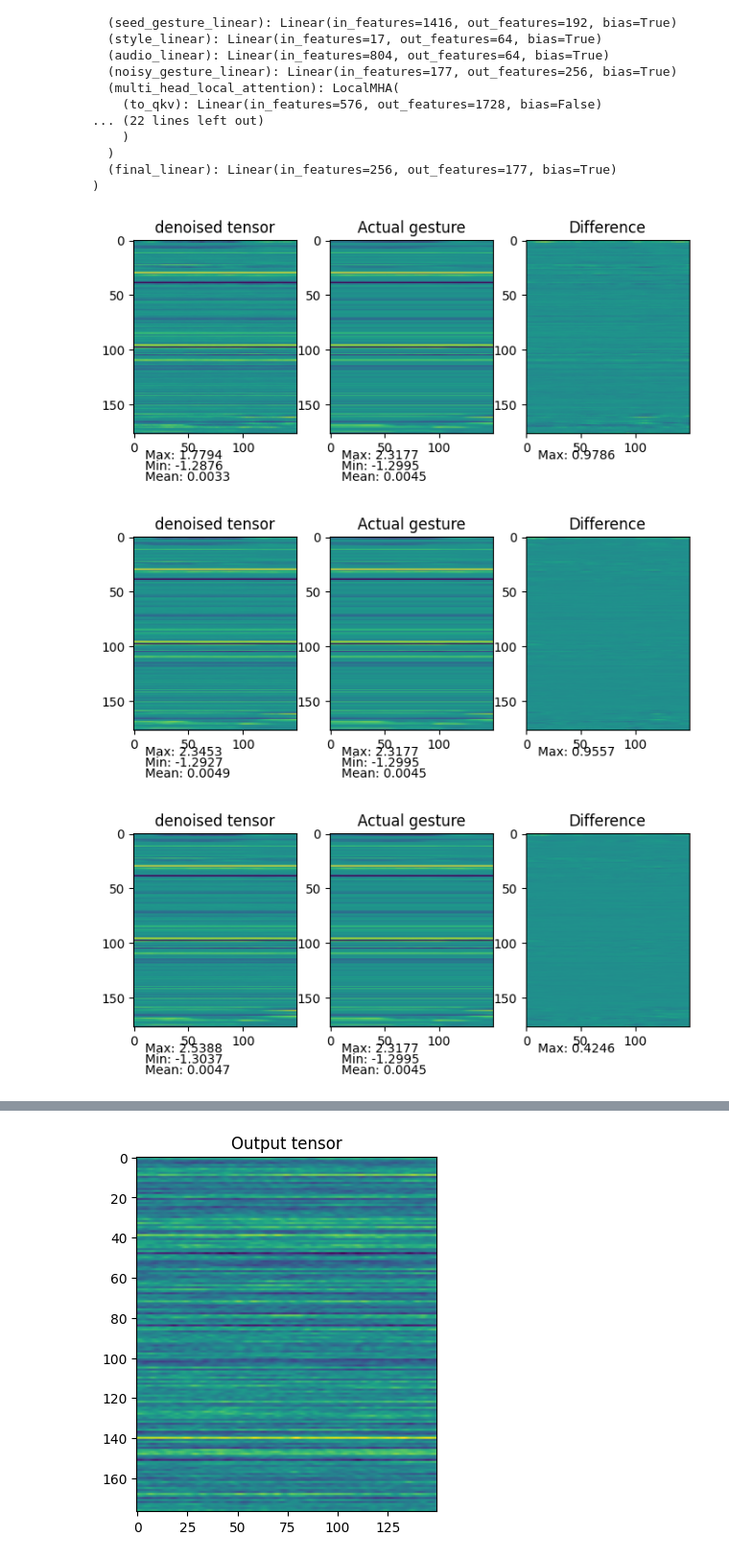
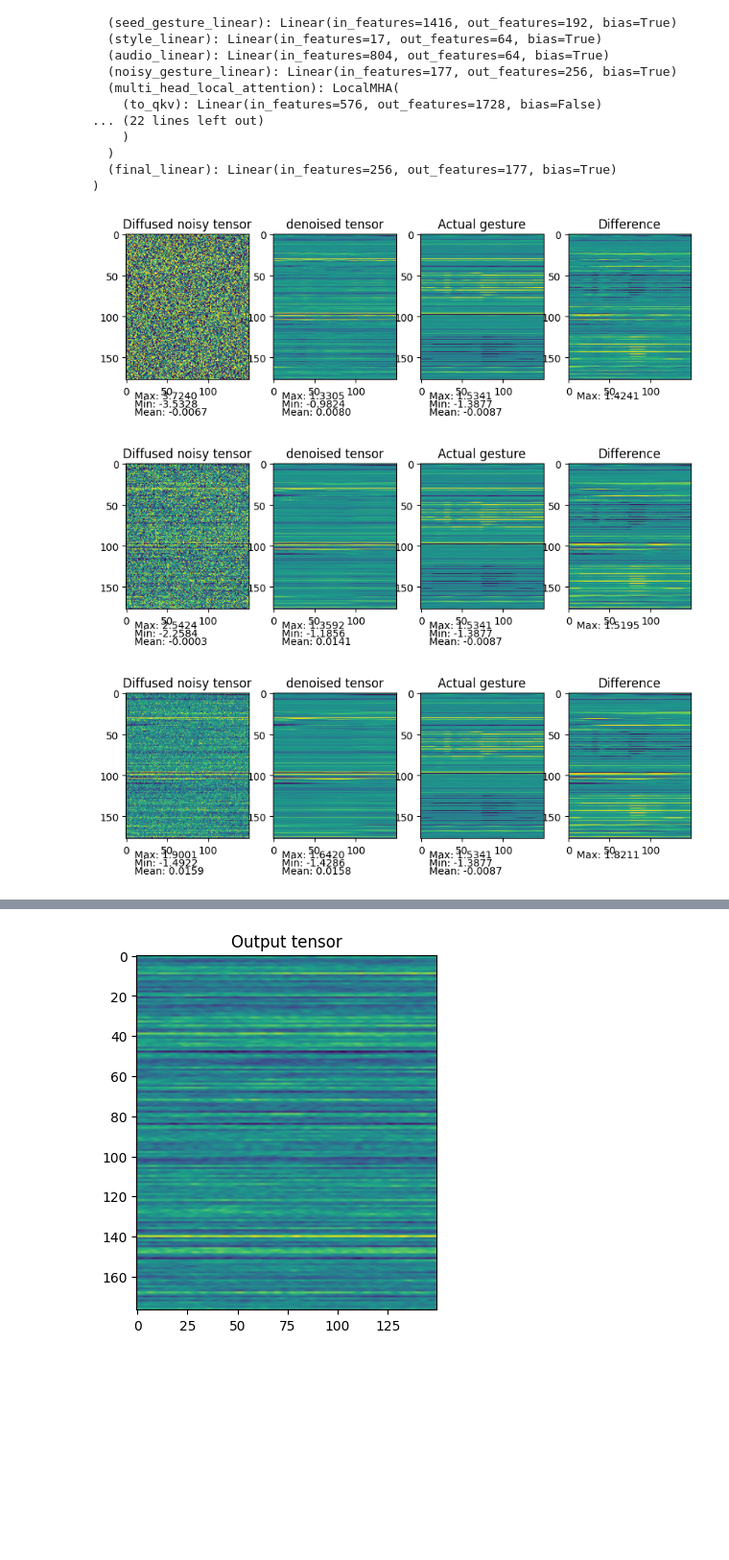
Before and after one commit to AntonBertelsen/GestureGeneration, a Jupyter notebook: DiffuseStyleGestureReproduced/model_test.ipynb, the cells around one changed output, grey strips where cells are left out. Shown at 96% size. Cells and saved outputs as stored; diff of their text form; code cells hidden in the pictures; blank space fills up the shorter version.

Commit message:
Debug draw the diffused noisy tensor during inferance

```diff
--- a/DiffuseStyleGestureReproduced/model_test.ipynb
+++ b/DiffuseStyleGestureReproduced/model_test.ipynb
@@ -561,7 +561,7 @@ print(t/T)
 
 # Initialize the diffusion class
 # diffusion = Diffusion(max_timesteps=1000, noise_schedule=Diffusion.linear_schedule(0.0001, 0.02))
-diffusion = Diffusion(max_timesteps=1000, noise_schedule=Diffusion.exponential_schedule(0.00001, 0.0225))
+diffusion = Diffusion(max_timesteps=1000, noise_schedule=Diffusion.linear_schedule(0.00001, 0.01))
 
 
 # Create a tensor that is all white so we can see the noising process removing details
@@ -956,13 +955,14 @@ noisy_gesture_sequence = torch.zeros_like(gesture_sequence).to(device)
 
 # We repeatedly run the model to denoise the gesture
 with torch.no_grad():
-    for t in tqdm(range(1000, -1, -1), desc="Denoising Progress"):
+    for i in tqdm(range(5, -1, -1), desc="Denoising Progress"):
+        t = i * 200
 
         # converter.to_bvh(noisy_gesture_sequence.squeeze(0).cpu(), 'bvh_tests/results/iter/' + str(t) + '.bvh')
 
         # We generate the noisy gesture sequence tensor by passing the gesture sequence tensor
         # through the diffusion model, at the given time step t
-        noisy_gesture_sequence = diffusion.forward(
+        diffused_noisy_gesture_sequence = diffusion.forward(
             current_timestep = t,
             image = noisy_gesture_sequence
         )
@@ -970,48 +970,56 @@ with torch.no_grad():
         # converter.to_bvh(noisy_gesture_sequence.squeeze(0).cpu(), 'bvh_tests/results/iter/' + str(t) + '_diffused.bvh')
 
         t_tensor = torch.tensor([t]).float().to(device)
 
         # Now we attempt to remove noise from the noisy gesture sequence using the model
         noisy_gesture_sequence = model(
             t_current_diffusion_time_step = t_tensor,
             seed_gesture = seed_gesture,
             one_hot_style = main_agent_id_one_hot.float(),
             audio_features = audio_features,
-            noisy_gesture_sequence = noisy_gesture_sequence,
+            noisy_gesture_sequence = diffused_noisy_gesture_sequence,
             condition_mask_probabilty = 0.1,
         )
 
         if t % 100 == 0:
-            fig, axs = plt.subplots(1, 3, figsize=(8, 4))
+            fig, axs = plt.subplots(1, 4, figsize=(10, 4))
 
             cmap = 'viridis'
             vmin = -1
             vmax = 1
 
-            axs[0].imshow(noisy_gesture_sequence.to(torch.float32).permute(0, 2, 1)[0, :, :].cpu().detach().numpy(), cmap=cmap, vmin=vmin, vmax=vmax)
-            axs[0].set_title("denoised tensor")
-            axs[0].text(10, 200, f"Max: {torch.max(noisy_gesture_sequence):.4f}", color="black")
-            axs[0].text(10, 210, f"Min: {torch.min(noisy_gesture_sequence):.4f}", color="black")
-            axs[0].text(10, 220, f"Mean: {torch.mean(noisy_gesture_sequence):.4f}", color="black")
+            axs[0].imshow(diffused_noisy_gesture_sequence.to(torch.float32).permute(0, 2, 1)[0, :, :].cpu().detach().numpy(), cmap=cmap, vmin=vmin, vmax=vmax)
+            axs[0].set_title("Diffused noisy tensor")
+            axs[0].text(10, 200, f"Max: {torch.max(diffused_noisy_gesture_sequence):.4f}", color="black")
+            axs[0].text(10, 210, f"Min: {torch.min(diffused_noisy_gesture_sequence):.4f}", color="black")
+            axs[0].text(10, 220, f"Mean: {torch.mean(diffused_noisy_gesture_sequence):.4f}", color="black")
 
-            axs[1].imshow(gesture_sequence.to(torch.float32).permute(0, 2, 1)[0, :, :].cpu().detach().numpy(), cmap=cmap, vmin=vmin, vmax=vmax)
-            axs[1].set_title("Actual gesture")
-            axs[1].text(10, 200, f"Max: {torch.max(gesture_sequence):.4f}", color="black")
-            axs[1].text(10, 210, f"Min: {torch.min(gesture_sequence):.4f}", color="black")
-            axs[1].text(10, 220, f"Mean: {torch.mean(gesture_sequence):.4f}", color="black")
+            axs[1].imshow(noisy_gesture_sequence.to(torch.float32).permute(0, 2, 1)[0, :, :].cpu().detach().numpy(), cmap=cmap, vmin=vmin, vmax=vmax)
+            axs[1].set_title("denoised tensor")
+            axs[1].text(10, 200, f"Max: {torch.max(noisy_gesture_sequence):.4f}", color="black")
+            axs[1].text(10, 210, f"Min: {torch.min(noisy_gesture_sequence):.4f}", color="black")
+            axs[1].text(10, 220, f"Mean: {torch.mean(noisy_gesture_sequence):.4f}", color="black")
+
+            axs[2].imshow(gesture_sequence.to(torch.float32).permute(0, 2, 1)[0, :, :].cpu().detach().numpy(), cmap=cmap, vmin=vmin, vmax=vmax)
+            axs[2].set_title("Actual gesture")
+            axs[2].text(10, 200, f"Max: {torch.max(gesture_sequence):.4f}", color="black")
+            axs[2].text(10, 210, f"Min: {torch.min(gesture_sequence):.4f}", color="black")
+            axs[2].text(10, 220, f"Mean: {torch.mean(gesture_sequence):.4f}", color="black")
 
             # write the difference between the two tensors
-            axs[2].imshow((noisy_gesture_sequence - gesture_sequence).to(torch.float32).permute(0, 2, 1)[0, :, :].cpu().detach().numpy(), cmap=cmap, vmin=vmin, vmax=vmax)
-            axs[2].set_title("Difference")
-            axs[2].text(10, 200, f"Max: {torch.max(noisy_gesture_sequence - gesture_sequence):.4f}", color="black")
+            axs[3].imshow((noisy_gesture_sequence - gesture_sequence).to(torch.float32).permute(0, 2, 1)[0, :, :].cpu().detach().numpy(), cmap=cmap, vmin=vmin, vmax=vmax)
+            axs[3].set_title("Difference")
+            axs[3].text(10, 200, f"Max: {torch.max(noisy_gesture_sequence - gesture_sequence):.4f}", color="black")
 
             plt.show()
+
+            converter.to_bvh(noisy_gesture_sequence.squeeze(0).cpu(), 'bvh_tests/results/denoised_result_ite_' + str(i) + '.bvh')
 
         # converter.to_bvh(noisy_gesture_sequence.squeeze(0).cpu(), 'bvh_tests/results/iter/' + str(t) + '_denoised.bvh')
 
 # Now I would like to convert the diffused bvh back to a bvh file and see if it looks like the original bvh file
 converter.to_bvh(noisy_gesture_sequence.squeeze(0).cpu(), 'bvh_tests/results/denoised_result_4.bvh')
 # %% [output]
-[figure, old version]
+[figure, new version]
-[figure, old version]
+[figure, new version]
-[figure, old version]
+[figure, new version]
```
Also changed, not shown: parts of 4 cells of this notebook.
